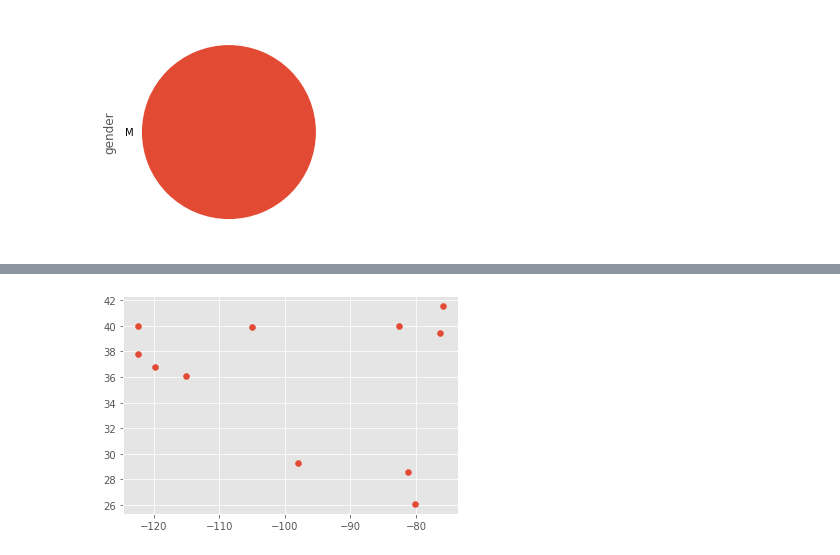
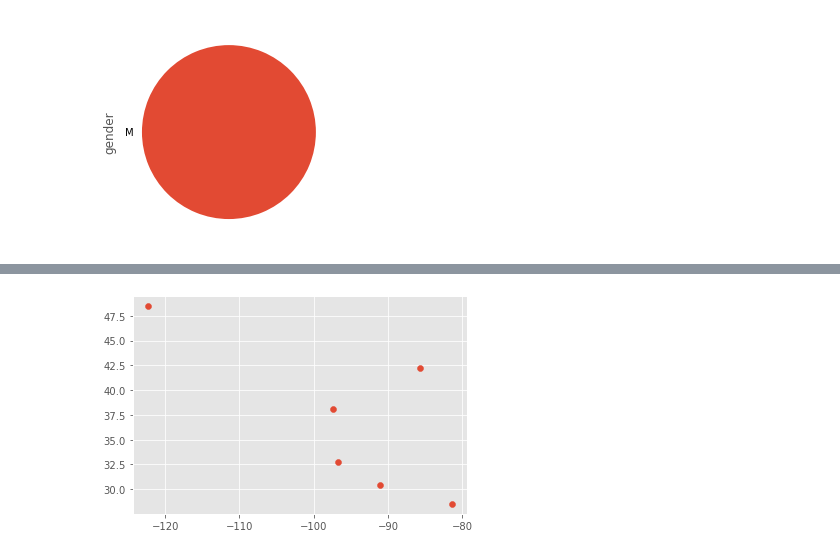
Before and after one commit to AlexAbdullah/project_redux, a Jupyter notebook: mass_shooting_analysis.ipynb, the cells around one changed output, grey strips where cells are left out. Saved outputs shown, nothing was run; the diff lists cells and outputs as text; code cells hidden in the pictures.

```diff
--- a/mass_shooting_analysis.ipynb
+++ b/mass_shooting_analysis.ipynb
@@ -440,6 +444,7 @@ state_cleaned.plot(kind='pie',figsize=(9,9))
 # %%
-data_2017 = shootings_df_cleaned['year'] == 2017
-shootings_df_2017 = shootings_df_cleaned[data_2017]
-shootings_df_2017.head()
+data_2016 = shootings_df_cleaned['year'] == 2016
+shootings_df_2016 = shootings_df_cleaned[data_2016]
+shootings_df_2016 = shootings_df_2016.drop(['fatalities', 'injured', 'weapons_obtained_legally', 'where_obtained', 'weapon_type', 'weapon_details'], axis=1)
+shootings_df_2016.head()
 # age_distribution.plot(kind='line',x=figsize=(10,5),color='red')
 # %% [output]
@@ -479,7 +481,7 @@ TBD        2
 Name: prior_signs_mental_health_issues, dtype: int64
 # %%
-shootings_df_2017['location'] = shootings_df_2017['location'].str.split(',').str[-1]
-shootings_df_2017
+shootings_df_2016['location'] = shootings_df_2016['location'].str.split(',').str[-1]
+shootings_df_2016
 # %% [output]
 A value is trying to be set on a copy of a slice from a DataFrame.
 Try using .loc[row_indexer,col_indexer] = value instead
@@ -501,9 +498,9 @@ See the caveats in the documentation: https://pandas.pydata.org/pandas-docs/stab
 # %%
 import matplotlib.pyplot as plt
-plt.scatter(x=shootings_df_2017['longitude'], y=shootings_df_2017['latitude'])
+plt.scatter(x=shootings_df_2016['longitude'], y=shootings_df_2016['latitude'])
 plt.show()
 # %% [output]
-[figure, old version]
+[figure, new version]
 # %%
 import descartes
 import geopandas as gpd
```
Also changed, not shown: parts of 14 cells of this notebook, 1 other file.
